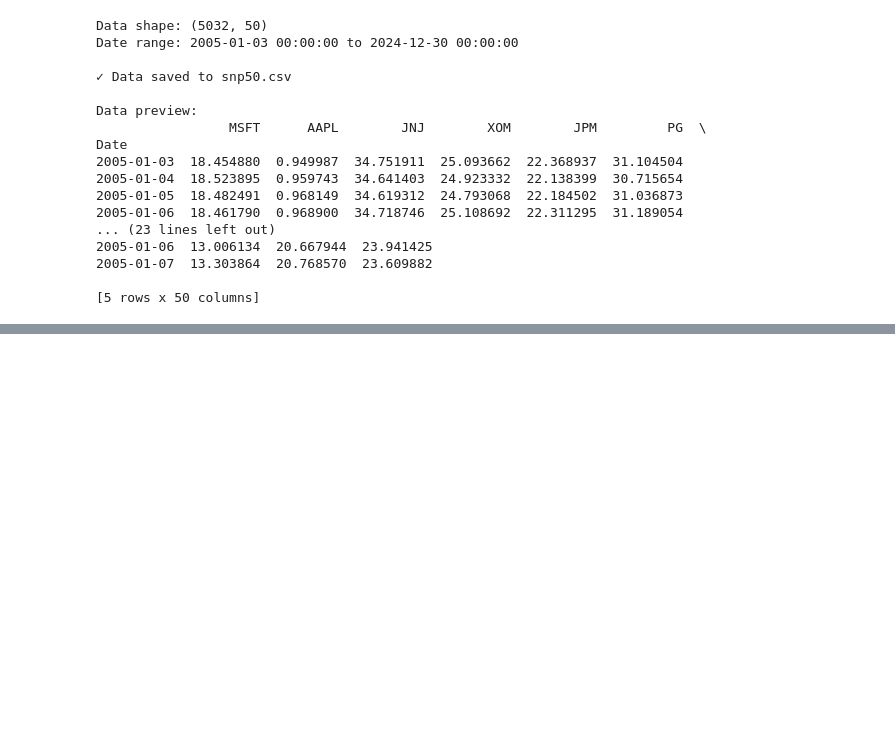
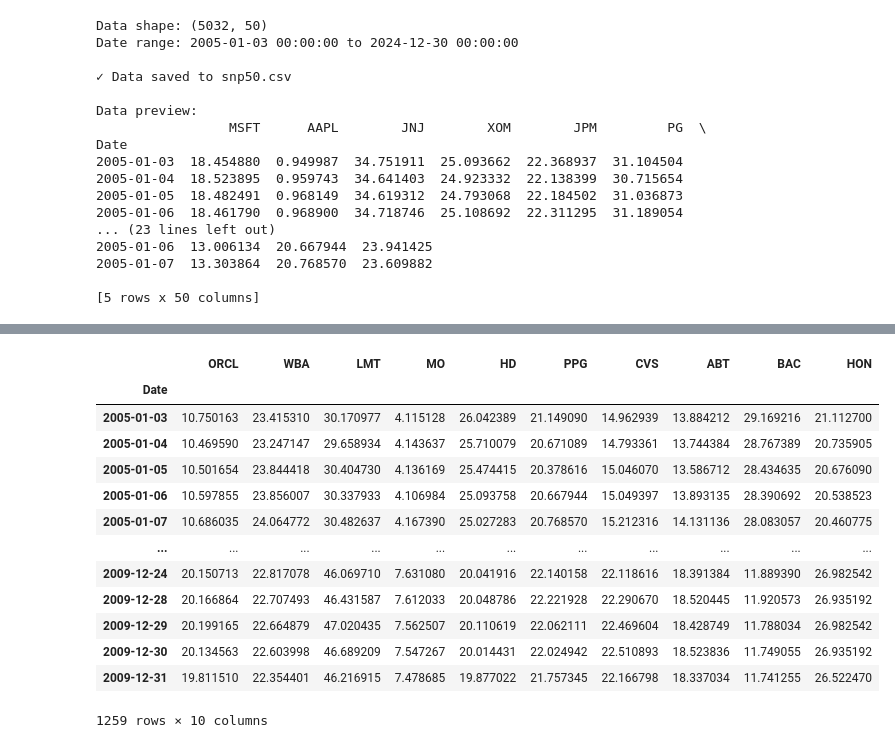
Before and after one commit to jinsaaang/ccpo, a Jupyter notebook: data/dataset.ipynb, the cells around one changed output, grey strips where cells are left out. Cells and saved outputs as stored; diff of their text form; code cells hidden in the pictures; blank space fills up the shorter version.

```diff
--- a/data/dataset.ipynb
+++ b/data/dataset.ipynb
@@ -177,0 +198,22 @@ Date
+# %%
+# slice snp 50 for 2005 to 2009
+snp50_2005_2009 = snp50.loc['2005-01-01':'2009-12-31']
+
+# select 10 assets randomly
+snp50_sample = snp50_2005_2009.sample(n=10, axis=1, random_state=42)
+snp50_sample
+# %% [output]
+|  | ORCL | WBA | LMT | MO | HD | PPG | CVS | ABT | BAC | HON |
+| Date |  |  |  |  |  |  |  |  |  |  |
+| 2005-01-03 | 10.750163 | 23.415310 | 30.170977 | 4.115128 | 26.042389 | 21.149090 | 14.962939 | 13.884212 | 29.169216 | 21.112700 |
+| 2005-01-04 | 10.469590 | 23.247147 | 29.658934 | 4.143637 | 25.710079 | 20.671089 | 14.793361 | 13.744384 | 28.767389 | 20.735905 |
+| 2005-01-05 | 10.501654 | 23.844418 | 30.404730 | 4.136169 | 25.474415 | 20.378616 | 15.046070 | 13.586712 | 28.434635 | 20.676090 |
+| 2005-01-06 | 10.597855 | 23.856007 | 30.337933 | 4.106984 | 25.093758 | 20.667944 | 15.049397 | 13.893135 | 28.390692 | 20.538523 |
+| 2005-01-07 | 10.686035 | 24.064772 | 30.482637 | 4.167390 | 25.027283 | 20.768570 | 15.212316 | 14.131136 | 28.083057 | 20.460775 |
+| ... | ... | ... | ... | ... | ... | ... | ... | ... | ... | ... |
+| 2009-12-24 | 20.150713 | 22.817078 | 46.069710 | 7.631080 | 20.041916 | 22.140158 | 22.118616 | 18.391384 | 11.889390 | 26.982542 |
+| 2009-12-28 | 20.166864 | 22.707493 | 46.431587 | 7.612033 | 20.048786 | 22.221928 | 22.290670 | 18.520445 | 11.920573 | 26.935192 |
+| 2009-12-29 | 20.199165 | 22.664879 | 47.020435 | 7.562507 | 20.110619 | 22.062111 | 22.469604 | 18.428749 | 11.788034 | 26.982542 |
+| 2009-12-30 | 20.134563 | 22.603998 | 46.689209 | 7.547267 | 20.014431 | 22.024942 | 22.510893 | 18.523836 | 11.749055 | 26.935192 |
+| 2009-12-31 | 19.811510 | 22.354401 | 46.216915 | 7.478685 | 19.877022 | 21.757345 | 22.166798 | 18.337034 | 11.741255 | 26.522470 |
+1259 rows × 10 columns
```
Also changed, not shown: parts of 2 cells of this notebook, 12 other files.
